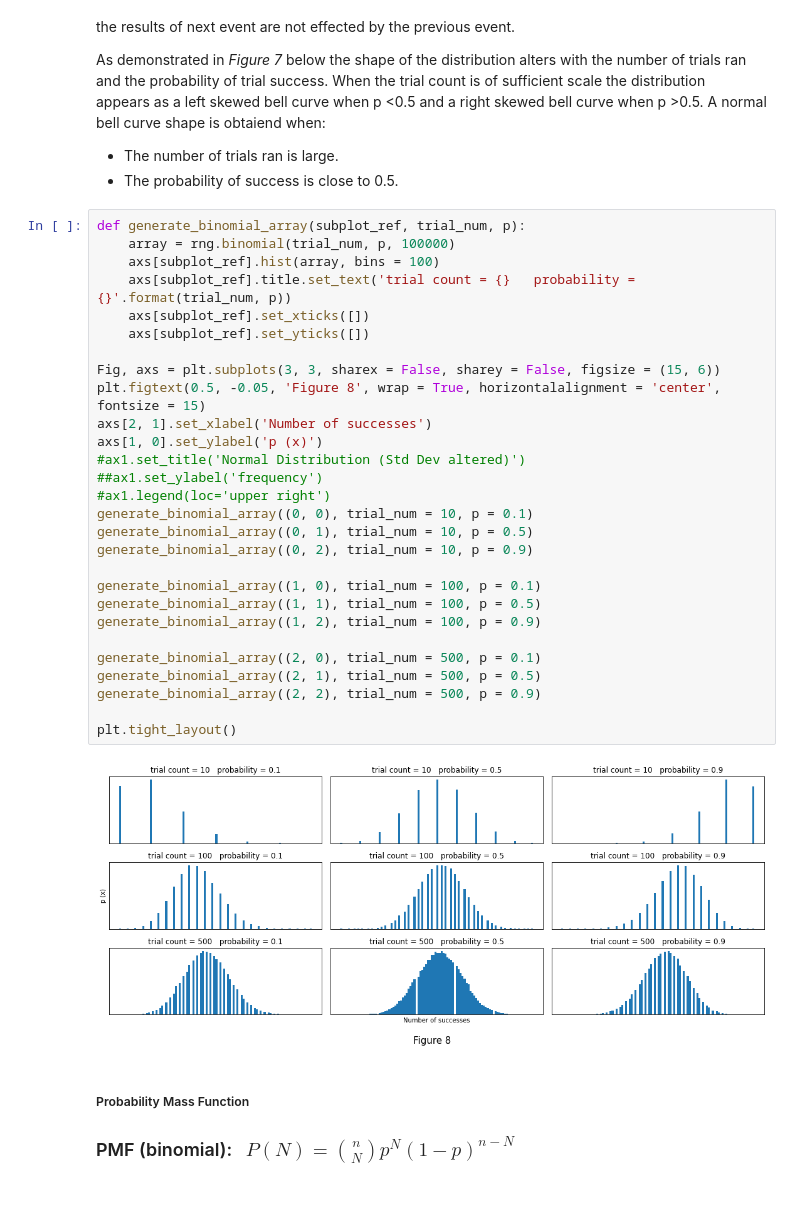
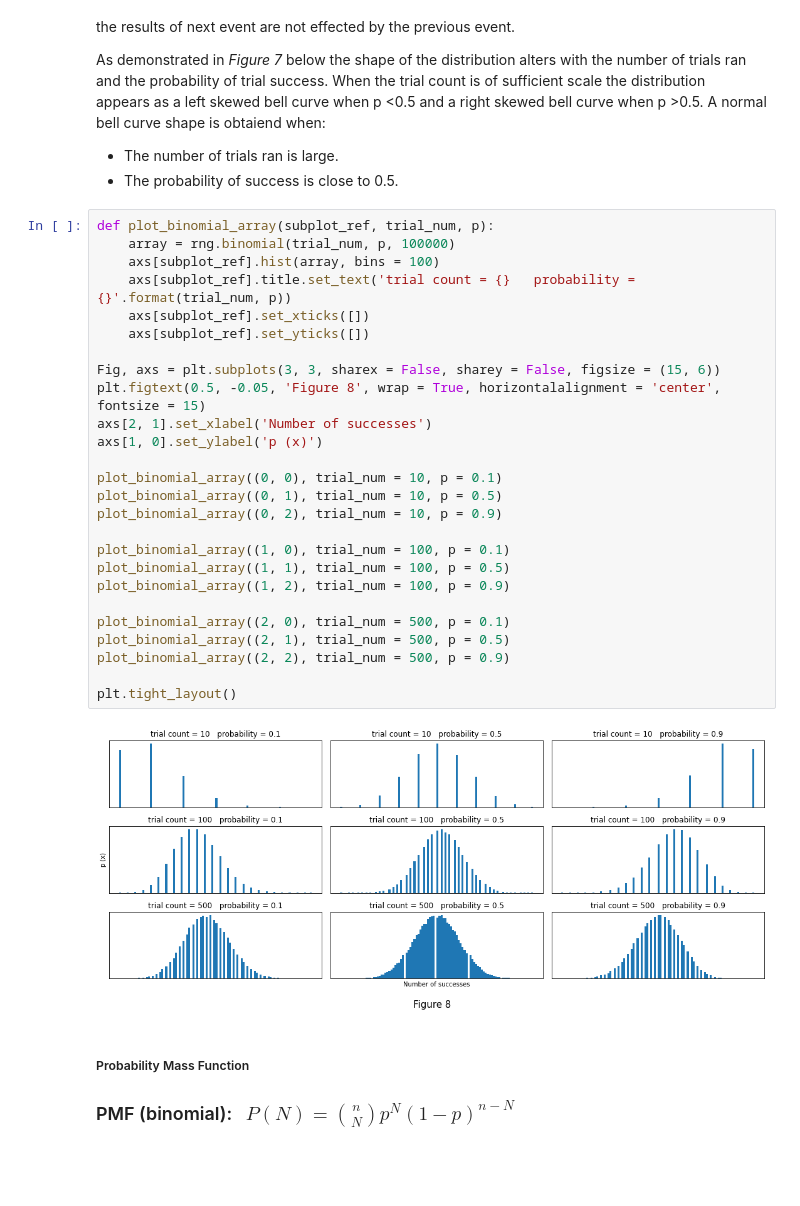
Before and after one commit to CiaranMoran27/playing_with_jupyter, a Jupyter notebook: numpy-random.ipynb, the cells around one changed output. Drawn from its saved outputs; the diff is of its cells as text.

```diff
--- a/numpy-random.ipynb
+++ b/numpy-random.ipynb
@@ -530,35 +529,33 @@ As demonstrated in *Figure 7* below the shape of the distribution alters with th
 - The number of trials ran is large.
 - The probability of success is close to 0.5.
 # %%
-def generate_binomial_array(subplot_ref, trial_num, p):
+def plot_binomial_array(subplot_ref, trial_num, p):
     array = rng.binomial(trial_num, p, 100000)
     axs[subplot_ref].hist(array, bins = 100)
     axs[subplot_ref].title.set_text('trial count = {}   probability = {}'.format(trial_num, p))
     axs[subplot_ref].set_xticks([])
     axs[subplot_ref].set_yticks([])
 
 Fig, axs = plt.subplots(3, 3, sharex = False, sharey = False, figsize = (15, 6))
 plt.figtext(0.5, -0.05, 'Figure 8', wrap = True, horizontalalignment = 'center', fontsize = 15)
 axs[2, 1].set_xlabel('Number of successes')
 axs[1, 0].set_ylabel('p (x)')
-#ax1.set_title('Normal Distribution (Std Dev altered)')
-##ax1.set_ylabel('frequency')
-#ax1.legend(loc='upper right')
-generate_binomial_array((0, 0), trial_num = 10, p = 0.1)
-generate_binomial_array((0, 1), trial_num = 10, p = 0.5)
-generate_binomial_array((0, 2), trial_num = 10, p = 0.9)
 
-generate_binomial_array((1, 0), trial_num = 100, p = 0.1)
-generate_binomial_array((1, 1), trial_num = 100, p = 0.5)
-generate_binomial_array((1, 2), trial_num = 100, p = 0.9)
+plot_binomial_array((0, 0), trial_num = 10, p = 0.1)
+plot_binomial_array((0, 1), trial_num = 10, p = 0.5)
+plot_binomial_array((0, 2), trial_num = 10, p = 0.9)
 
-generate_binomial_array((2, 0), trial_num = 500, p = 0.1)
-generate_binomial_array((2, 1), trial_num = 500, p = 0.5)
-generate_binomial_array((2, 2), trial_num = 500, p = 0.9)
+plot_binomial_array((1, 0), trial_num = 100, p = 0.1)
+plot_binomial_array((1, 1), trial_num = 100, p = 0.5)
+plot_binomial_array((1, 2), trial_num = 100, p = 0.9)
+
+plot_binomial_array((2, 0), trial_num = 500, p = 0.1)
+plot_binomial_array((2, 1), trial_num = 500, p = 0.5)
+plot_binomial_array((2, 2), trial_num = 500, p = 0.9)
 
 plt.tight_layout()
 # %% [output]
-[figure, old version]
+[figure, new version]
 # %% [markdown]
 ##### Probability Mass Function
 <h3>PMF (binomial): &nbsp;  $P(N)={n \choose N}{p^N}{(1-p)}^{n-N}$ <h3>
```
Also changed, not shown: parts of 18 cells of this notebook.
